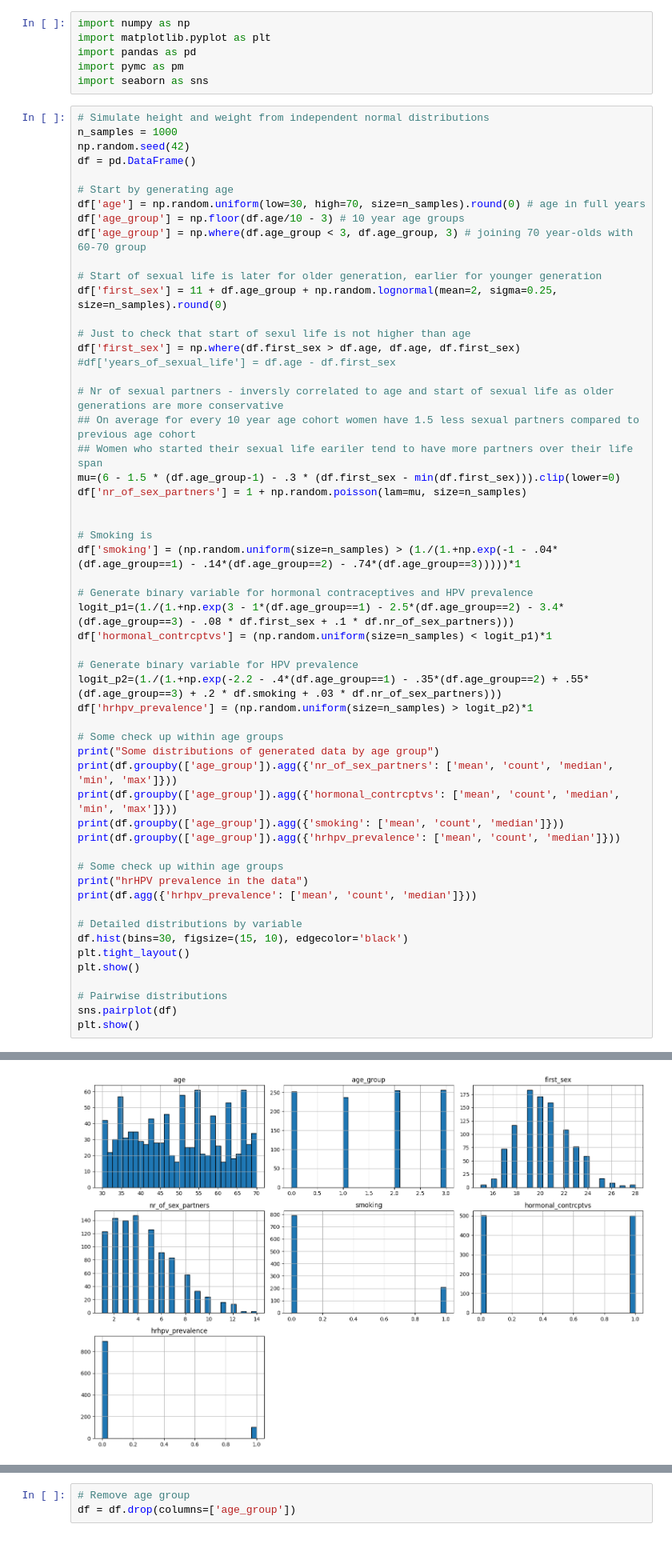
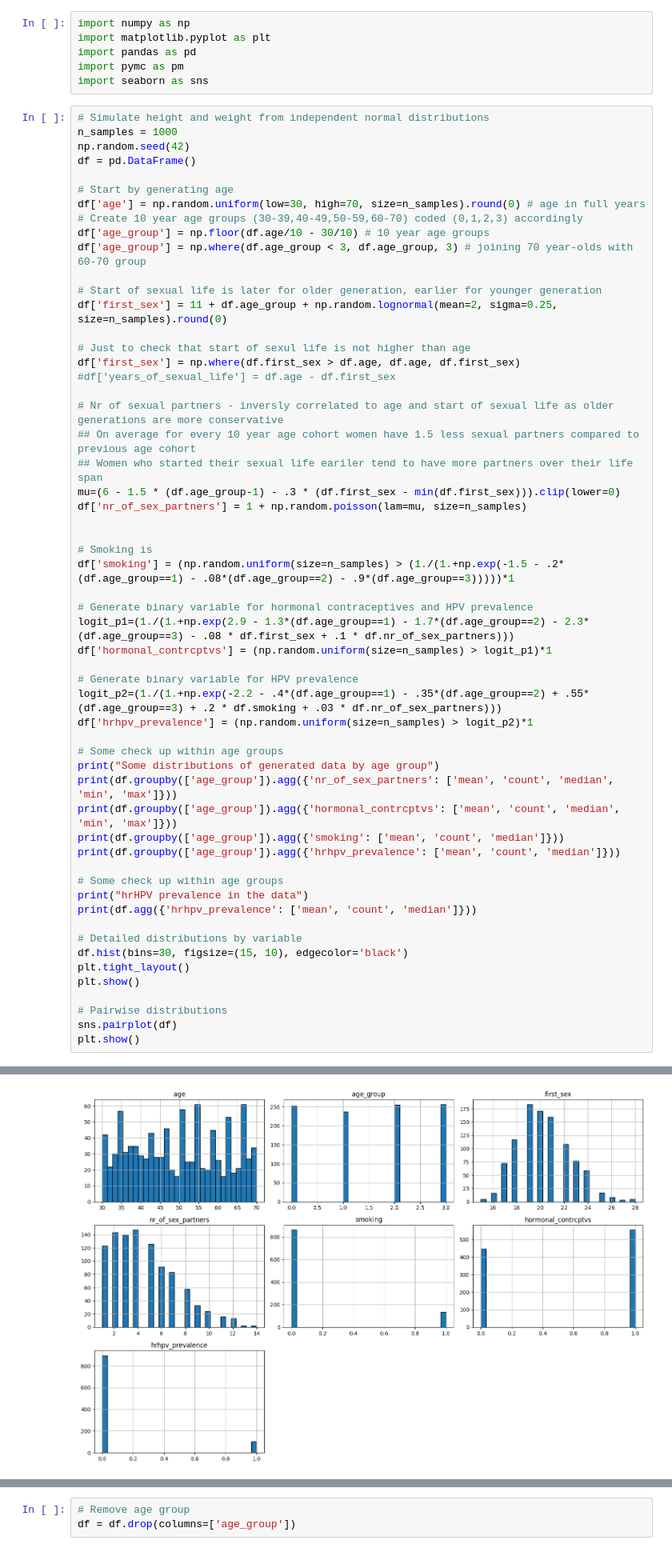
Before and after one commit to klumiste/bayes25_final_project_hpv, a Jupyter notebook: data_generation.ipynb, the cells around one changed output, grey strips where cells are left out. Shown: that part at 80% size. Drawn from its saved outputs; the diff is of its cells as text.

```diff
--- a/data_generation.ipynb
+++ b/data_generation.ipynb
@@ -39,7 +39,8 @@ df = pd.DataFrame()
 
 # Start by generating age
 df['age'] = np.random.uniform(low=30, high=70, size=n_samples).round(0) # age in full years
-df['age_group'] = np.floor(df.age/10 - 3) # 10 year age groups
+# Create 10 year age groups (30-39,40-49,50-59,60-70) coded (0,1,2,3) accordingly
+df['age_group'] = np.floor(df.age/10 - 30/10) # 10 year age groups
 df['age_group'] = np.where(df.age_group < 3, df.age_group, 3) # joining 70 year-olds with 60-70 group
 
 # Start of sexual life is later for older generation, earlier for younger generation
@@ -57,11 +58,11 @@ df['nr_of_sex_partners'] = 1 + np.random.poisson(lam=mu, size=n_samples)
 
 
 # Smoking is
-df['smoking'] = (np.random.uniform(size=n_samples) > (1./(1.+np.exp(-1 - .04*(df.age_group==1) - .14*(df.age_group==2) - .74*(df.age_group==3)))))*1
+df['smoking'] = (np.random.uniform(size=n_samples) > (1./(1.+np.exp(-1.5 - .2*(df.age_group==1) - .08*(df.age_group==2) - .9*(df.age_group==3)))))*1
 
 # Generate binary variable for hormonal contraceptives and HPV prevalence
-logit_p1=(1./(1.+np.exp(3 - 1*(df.age_group==1) - 2.5*(df.age_group==2) - 3.4*(df.age_group==3) - .08 * df.first_sex + .1 * df.nr_of_sex_partners)))
-df['hormonal_contrcptvs'] = (np.random.uniform(size=n_samples) < logit_p1)*1
+logit_p1=(1./(1.+np.exp(2.9 - 1.3*(df.age_group==1) - 1.7*(df.age_group==2) - 2.3*(df.age_group==3) - .08 * df.first_sex + .1 * df.nr_of_sex_partners)))
+df['hormonal_contrcptvs'] = (np.random.uniform(size=n_samples) > logit_p1)*1
 
 # Generate binary variable for HPV prevalence
 logit_p2=(1./(1.+np.exp(-2.2 - .4*(df.age_group==1) - .35*(df.age_group==2) + .55*(df.age_group==3) + .2 * df.smoking + .03 * df.nr_of_sex_partners)))
@@ -102,6 +103,6 @@ age_group
 ... (18 lines left out)
         hrhpv_prevalence
 mean               0.104
 count           1000.000
 median             0.000
-[figure, old version]
+[figure, new version]
```
Also changed, not shown: parts of 3 cells of this notebook, 1 other file.
